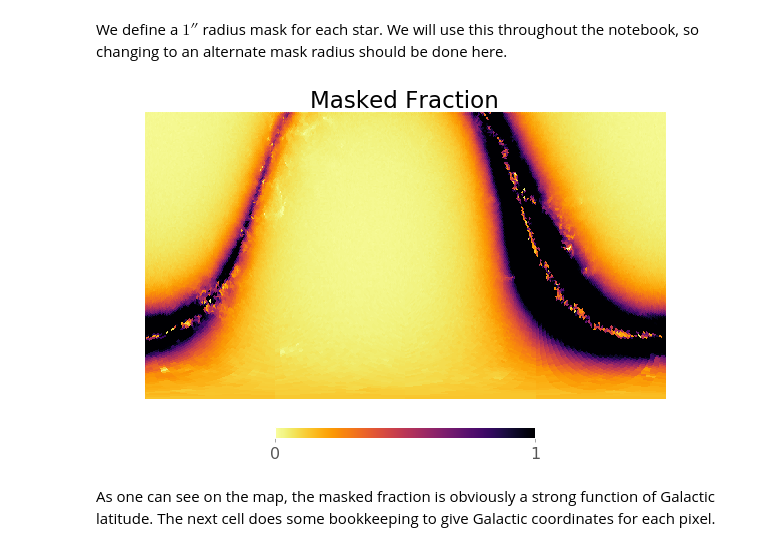
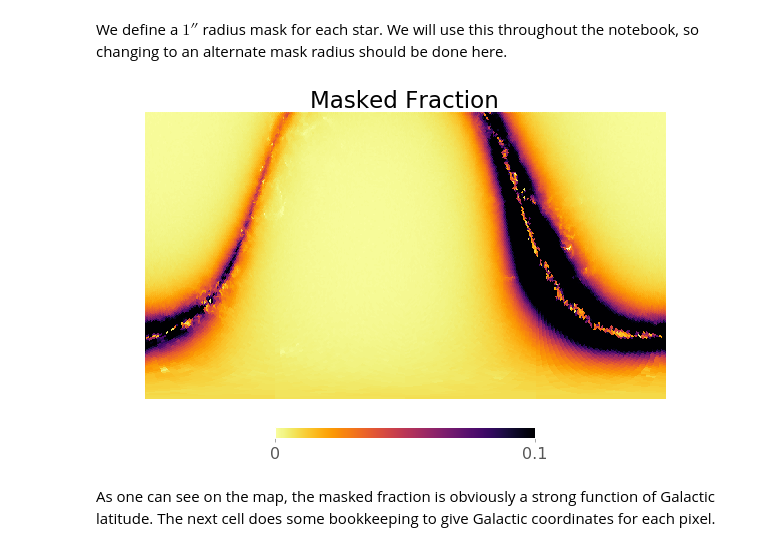
Before and after one commit to lsst-dm/dmtn-006, a Jupyter notebook: notebooks/stellar_masked_fraction.ipynb, the cells around one changed output. Saved outputs shown, nothing was run; the diff lists cells and outputs as text; code cells hidden in the pictures.

```diff
--- a/notebooks/stellar_masked_fraction.ipynb
+++ b/notebooks/stellar_masked_fraction.ipynb
@@ -46,5 +46,5 @@ In `createStellarDensitymap.py` I imposed a cut in SQL at the single epoch r-ban
 # %%
-sel_magnitudes, = np.where(data['bins'] <= 24.7)
-sum_density = np.sum(data['starDensity'][:,sel_magnitudes], axis=1)
+sel_mag_bin = np.argmin(np.abs(data['bins'] - 24.7))
+sum_density = data['starDensity'][:,sel_mag_bin]
 # %%
 hpVis.cartview(sum_density, title="Stellar Density, RA/Dec", latra=(-90,30), aspect="auto",
@@ -63,10 +63,10 @@ mask_radius_arcsec = 1.0
 masked_area = sum_density * np.pi*(mask_radius_arcsec/206265.0)**2
 masked_fraction = masked_area/pixel_area_str
 # %%
-hpVis.cartview(masked_fraction, title="Masked Fraction", latra=(-90,35), cbar=True, max=1, cmap="inferno_r",
+hpVis.cartview(masked_fraction, title="Masked Fraction", latra=(-90,35), cbar=True, max=0.1, cmap="inferno_r",
                aspect="auto")
 # %% [output]
-[figure, old version]
+[figure, new version]
 # %% [markdown]
 As one can see on the map, the masked fraction is obviously a strong function of Galactic latitude. The next cell does some bookkeeping to give Galactic coordinates for each pixel.
 # %%
```
Also changed, not shown: parts of 9 cells of this notebook.
